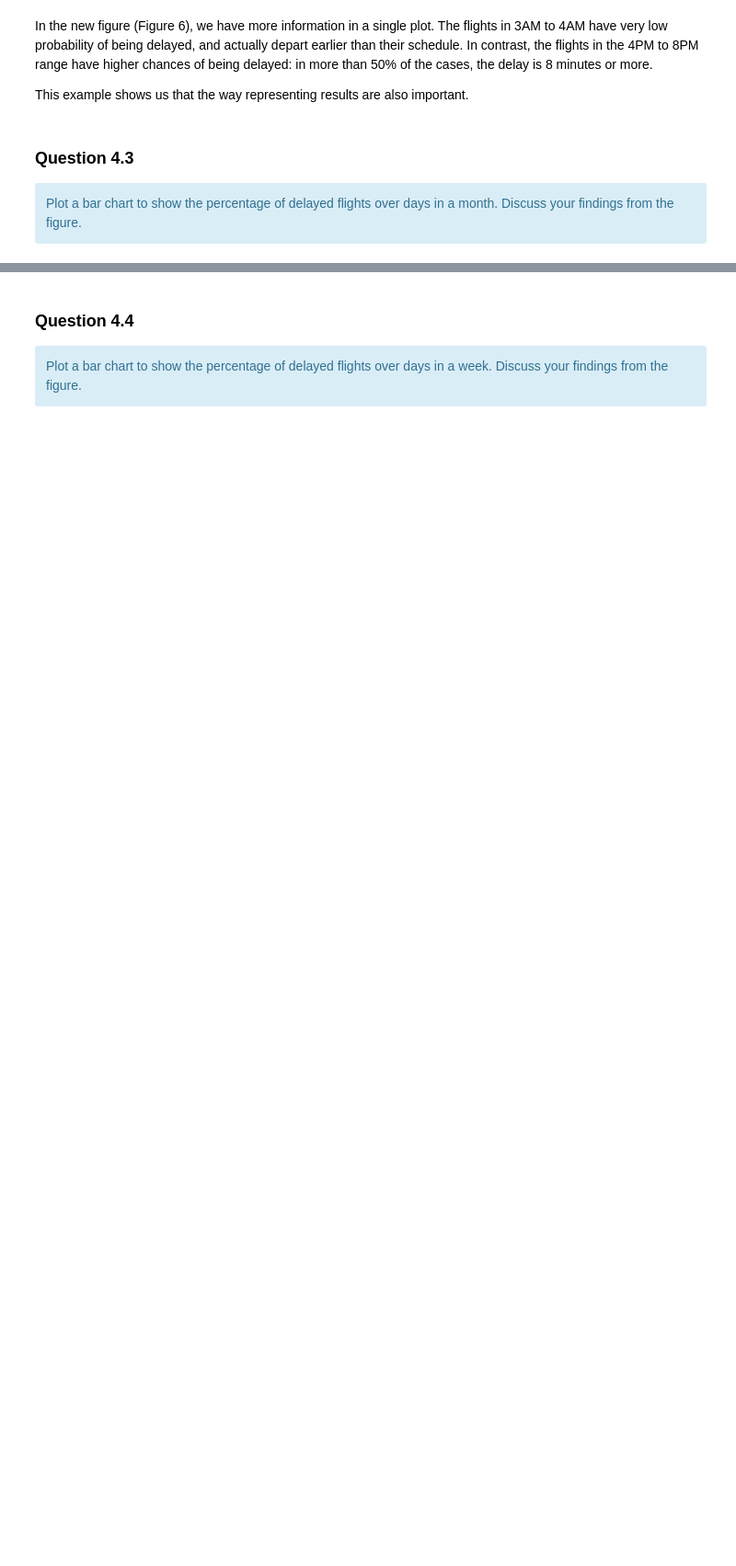
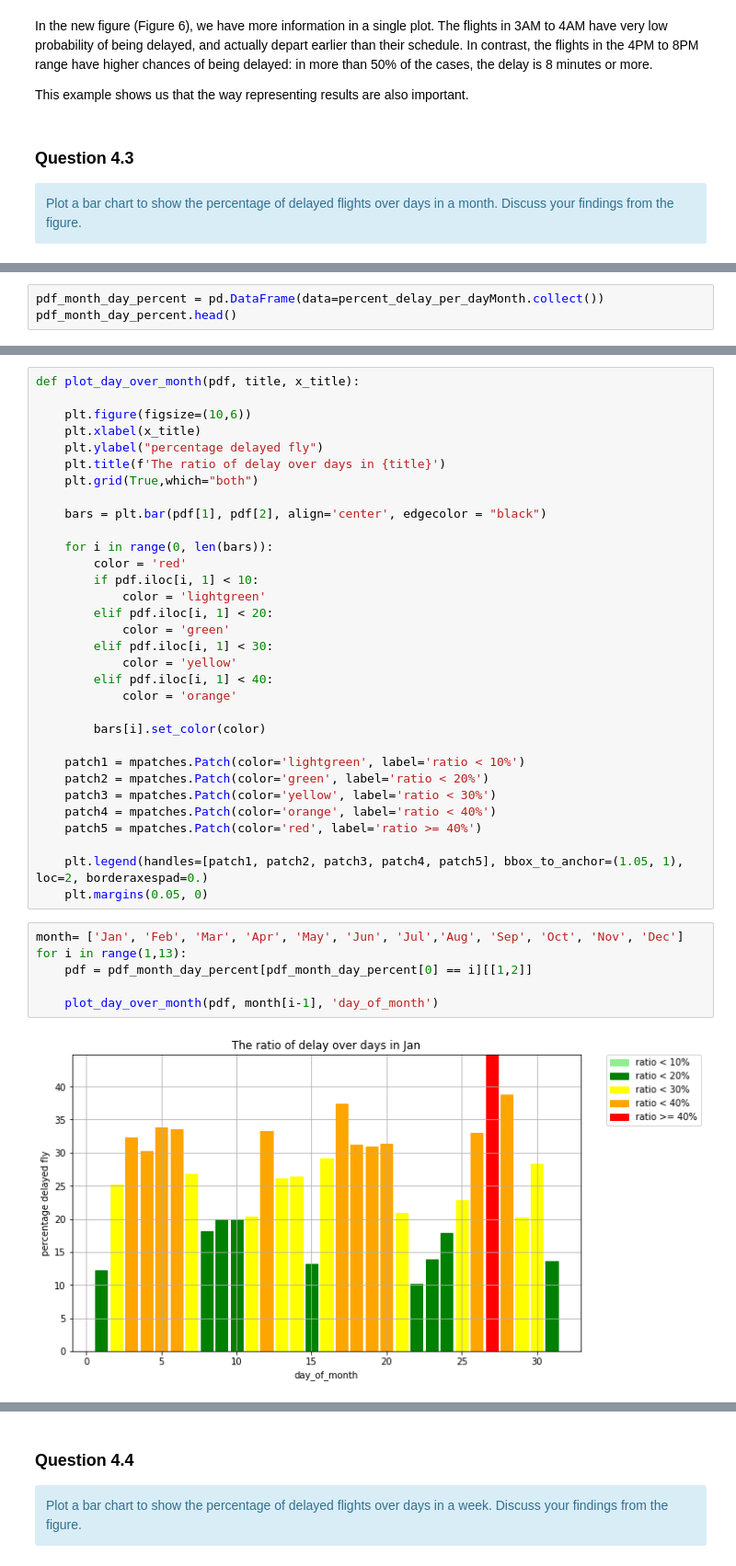
Before and after one commit to spapicchio/Distributed-System-And-Cloud-Computing, a Jupyter notebook: Labs/SPARSQL.ipynb, the cells around one changed output, grey strips where cells are left out. Shown at 92% size. Saved outputs shown, nothing was run; the diff lists cells and outputs as text; blank space fills up the shorter version.

```diff
--- a/Labs/SPARSQL.ipynb
+++ b/Labs/SPARSQL.ipynb
@@ -1137,0 +1269,3 @@ Plot a bar chart to show the percentage of delayed flights over days in a month.
+# %%
+pdf_month_day_percent = pd.DataFrame(data=percent_delay_per_dayMonth.collect())
+pdf_month_day_percent.head()
@@ -1137,0 +1279,40 @@ Plot a bar chart to show the percentage of delayed flights over days in a month.
+# %%
+def plot_day_over_month(pdf, title, x_title):
+
+    plt.figure(figsize=(10,6))
+    plt.xlabel(x_title)
+    plt.ylabel("percentage delayed fly")
+    plt.title(f'The ratio of delay over days in {title}')
+    plt.grid(True,which="both")
+
+    bars = plt.bar(pdf[1], pdf[2], align='center', edgecolor = "black")
+
+    for i in range(0, len(bars)):
+        color = 'red'
+        if pdf.iloc[i, 1] < 10:
+            color = 'lightgreen'
+        elif pdf.iloc[i, 1] < 20:
+            color = 'green'
+        elif pdf.iloc[i, 1] < 30:
+            color = 'yellow'
+        elif pdf.iloc[i, 1] < 40:
+            color = 'orange'
+
+        bars[i].set_color(color)
+
+    patch1 = mpatches.Patch(color='lightgreen', label='ratio < 10%')
+    patch2 = mpatches.Patch(color='green', label='ratio < 20%')
+    patch3 = mpatches.Patch(color='yellow', label='ratio < 30%')
+    patch4 = mpatches.Patch(color='orange', label='ratio < 40%')
+    patch5 = mpatches.Patch(color='red', label='ratio >= 40%')
+
+    plt.legend(handles=[patch1, patch2, patch3, patch4, patch5], bbox_to_anchor=(1.05, 1), loc=2, borderaxespad=0.)
+    plt.margins(0.05, 0)
+# %%
+month= ['Jan', 'Feb', 'Mar', 'Apr', 'May', 'Jun', 'Jul','Aug', 'Sep', 'Oct', 'Nov', 'Dec']
+for i in range(1,13):
+    pdf = pdf_month_day_percent[pdf_month_day_percent[0] == i][[1,2]]
+
+    plot_day_over_month(pdf, month[i-1], 'day_of_month')
+# %% [output]
+[figure, added]
```
Also changed, not shown: parts of 23 cells of this notebook.
